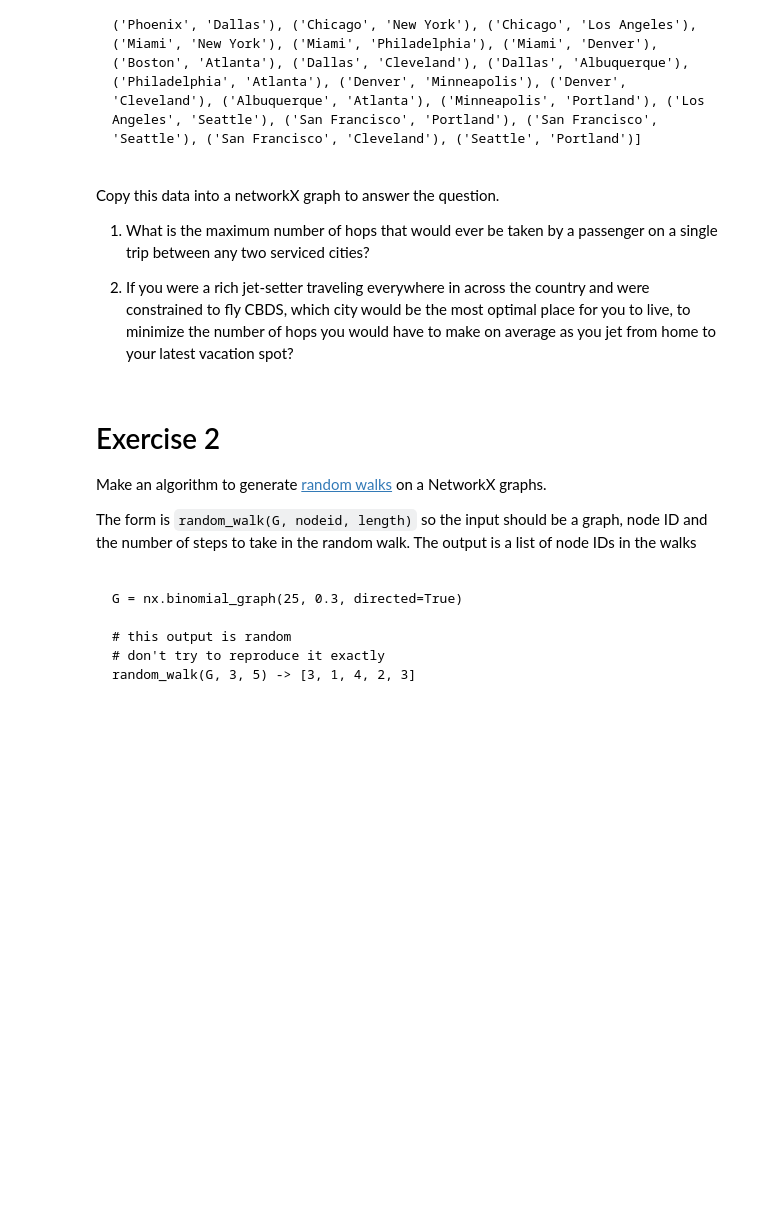
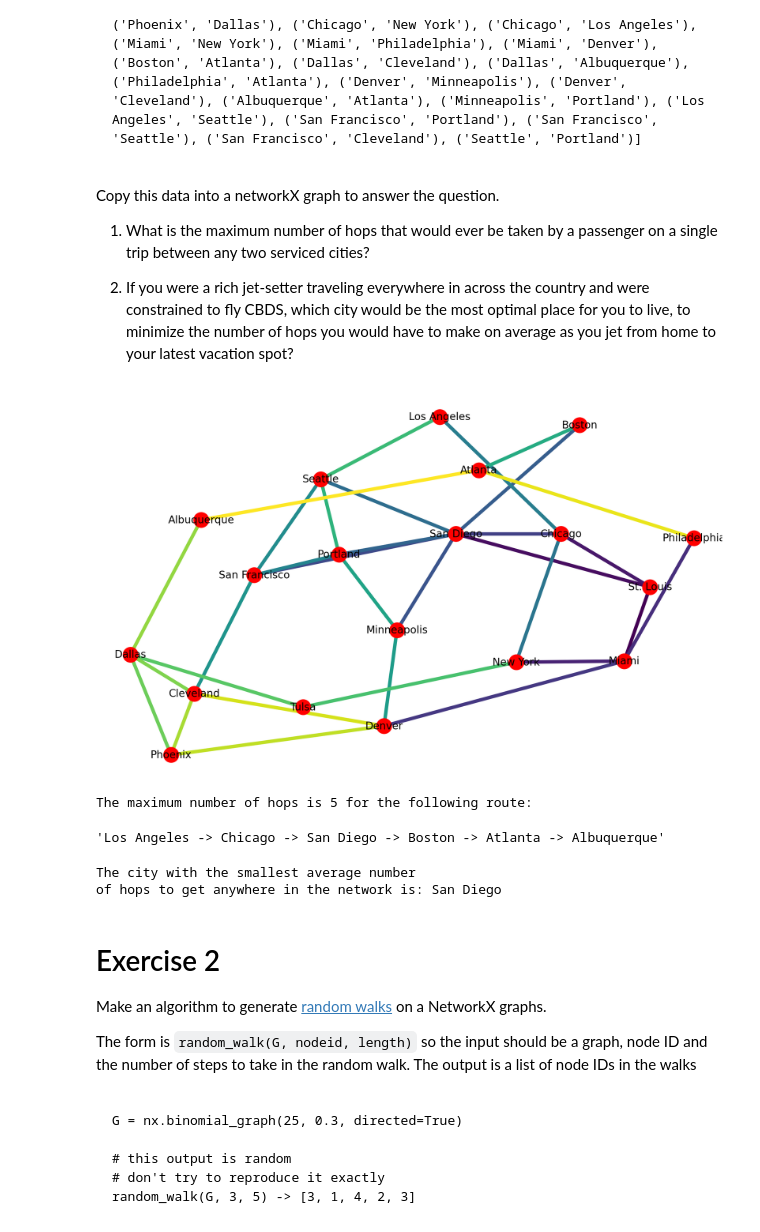
Before and after one commit to cb-ds-1/m1-11-networks, a Jupyter notebook: Workshop Graphs.ipynb, the cells around one changed output. Saved outputs shown, nothing was run; the diff lists cells and outputs as text; code cells hidden in the pictures; blank space fills up the shorter version.

```diff
--- a/Workshop Graphs.ipynb
+++ b/Workshop Graphs.ipynb
@@ -36,6 +168,71 @@ Copy this data into a networkX graph to answer the question.
 1. What is the maximum number of hops that would ever be taken by a passenger on a single trip between any two serviced cities?
 
 2. If you were a rich jet-setter traveling everywhere in across the country and were constrained to fly CBDS, which city would be the most optimal place for you to live, to minimize the number of hops you would have to make on average as you jet from home to your latest vacation spot?
+# %%
+routemap =  [('St. Louis', 'Miami'), ('St. Louis', 'San Diego'), ('St. Louis', 'Chicago'), ('San Diego', 'Chicago'), ('San Diego', 'San Francisco'), ('San Diego', 'Minneapolis'), ('San Diego', 'Boston'), ('San Diego', 'Portland'), ('San Diego', 'Seattle'), ('Tulsa', 'New York'), ('Tulsa', 'Dallas'), ('Phoenix', 'Cleveland'), ('Phoenix', 'Denver'), ('Phoenix', 'Dallas'), ('Chicago', 'New York'), ('Chicago', 'Los Angeles'), ('Miami', 'New York'), ('Miami', 'Philadelphia'), ('Miami', 'Denver'), ('Boston', 'Atlanta'), ('Dallas', 'Cleveland'), ('Dallas', 'Albuquerque'), ('Philadelphia', 'Atlanta'), ('Denver', 'Minneapolis'), ('Denver', 'Cleveland'), ('Albuquerque', 'Atlanta'), ('Minneapolis', 'Portland'), ('Los Angeles', 'Seattle'), ('San Francisco', 'Portland'), ('San Francisco', 'Seattle'), ('San Francisco', 'Cleveland'), ('Seattle', 'Portland')]
+import matplotlib.pyplot as plt
+plt.figure(dpi=200, figsize=(10,6))
+make_simple_graph(routemap)
+# %% [output]
+[figure, added]
+# %%
+def maximum_hops(G):
+    """
+    Calculate the maximum
+    number of hops to get
+    from between any two cities
+    on a single trip.
+    """
+
+    from itertools import combinations
+
+    hops = 0
+
+    for A, Z in combinations(G.nodes, 2):
+
+        this_hop = nx.shortest_path(G, source=A, target=Z)
+
+        if len(this_hop)-1 > hops:
+            hops = len(this_hop) - 1
+            longest = this_hop
+        elif len(this_hop)-1 == hops:
+            longest.append(this_hop)
+
+    return hops, longest
+
+G = nx.Graph(routemap)
+hops, longest = maximum_hops(G)
+print(f"The maximum number of hops is {hops} for the following route:")
+' -> '.join(longest)
+# %% [output]
+The maximum number of hops is 5 for the following route:
+'Los Angeles -> Chicago -> San Diego -> Boston -> Atlanta -> Albuquerque'
+# %%
+def best_city(G):
+    """
+    Find the city with the
+    least number of hops to
+    get to any other in the
+    given network G.
+    """
+
+    city_hops = {}
+
+    for node in G.nodes:
+
+        all_paths = nx.shortest_path(G, source=node)
+
+        summ = 0
+        for path in all_paths.values():
+            summ += len(path)
+        city_hops[node] = summ / len(all_paths)
+
+    return min(city_hops, key=city_hops.get)
+
+print(f"The city with the smallest average number\nof hops to get anywhere in the network is: {best_city(G)}")
+# %% [output]
+The city with the smallest average number
+of hops to get anywhere in the network is: San Diego
 # %% [markdown]
 # Exercise 2
 
```
Also changed, not shown: parts of 6 cells of this notebook.
